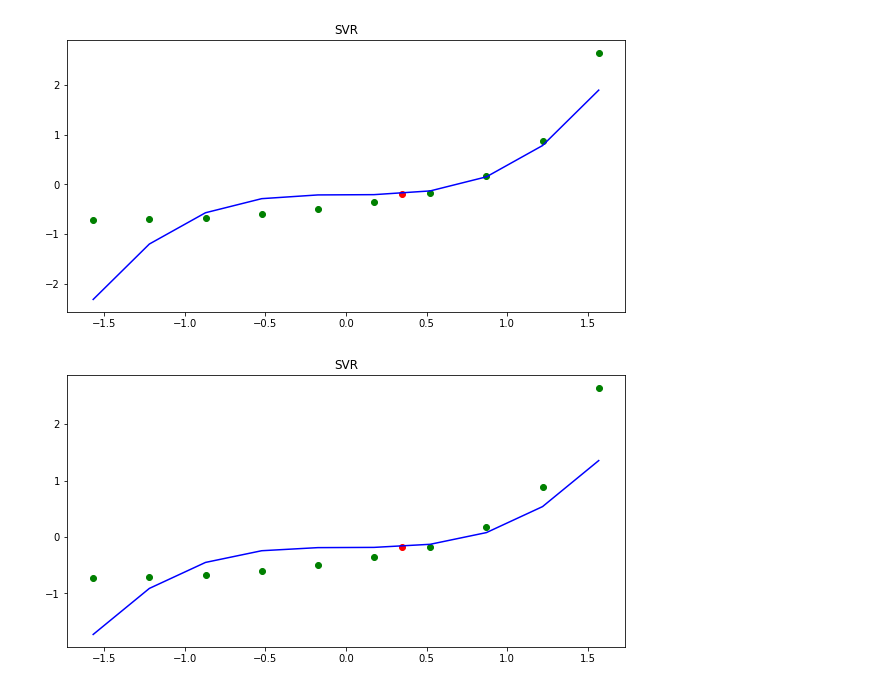
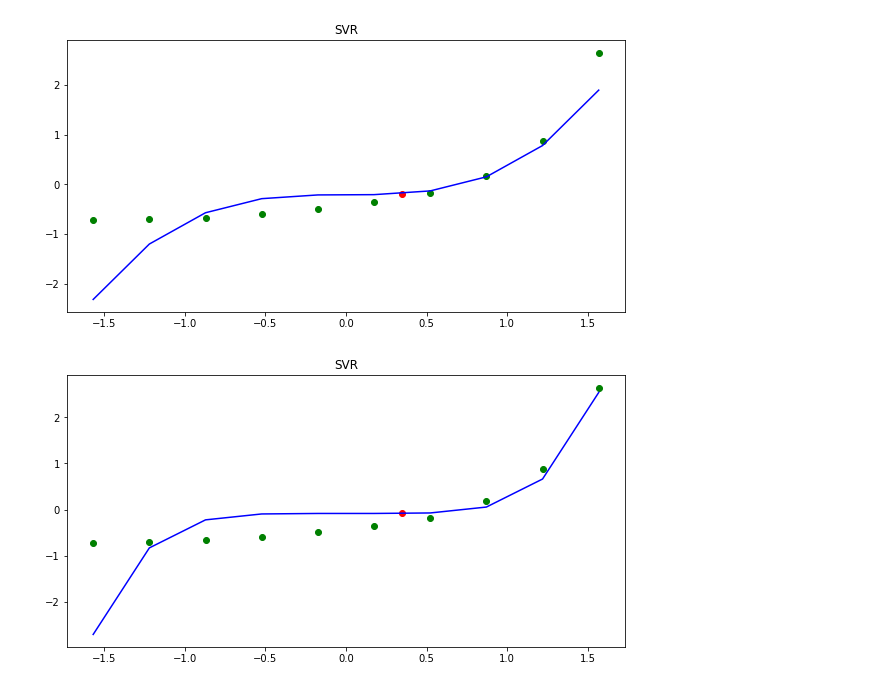
Before and after one commit to noushadkhan01/ML-and-DL-by-SuperDataScience, a Jupyter notebook: Machine-Learning/Part 2 - Regression/Section 7 - Support Vector Regression (SVR)/SVR_on_Position_salary_dataset.ipynb, the cells around one changed output. Drawn from its saved outputs; the diff is of its cells as text; code cells hidden in the pictures.

```diff
--- a/Machine-Learning/Part 2 - Regression/Section 7 - Support Vector Regression (SVR)/SVR_on_Position_salary_dataset.ipynb
+++ b/Machine-Learning/Part 2 - Regression/Section 7 - Support Vector Regression (SVR)/SVR_on_Position_salary_dataset.ipynb
@@ -60,5 +56,5 @@ y.ndim
 # %%
-def my_visualisation(X, y, kernel, penalty, degree, evaluate = 6.5, scaling = False):
+def my_visualisation(X, y, kernel, penalty, degree = 1, evaluate = 6.5, scaling = False):
   evaluate = np.array([[evaluate]])
   if scaling:
     sc_X = StandardScaler()
@@ -119,6 +117,6 @@ my_visualisation(X, y, kernel = 'poly', penalty = 1.5, degree = 3, evaluate = 6.
 # %% [output]
 [figure]
 # %%
-my_visualisation(X, y, kernel = 'poly', penalty = .5, degree = 3, evaluate = 6.5, scaling = True)
+my_visualisation(X, y, kernel = 'poly', penalty = .5, degree = 5, evaluate = 6.5, scaling = True)
 # %% [output]
-[figure, old version]
+[figure, new version]
```
Also changed, not shown: parts of 7 cells of this notebook.
